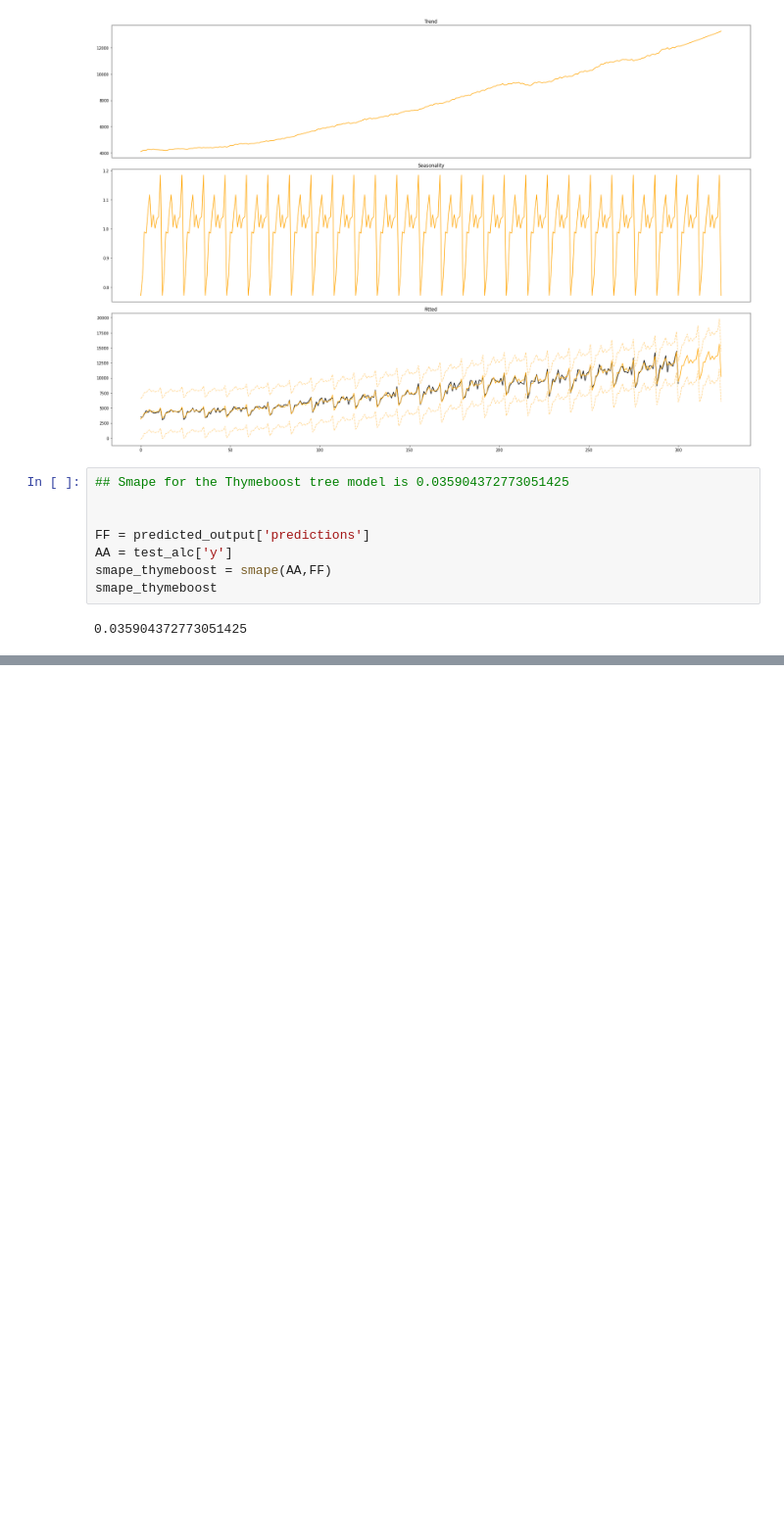
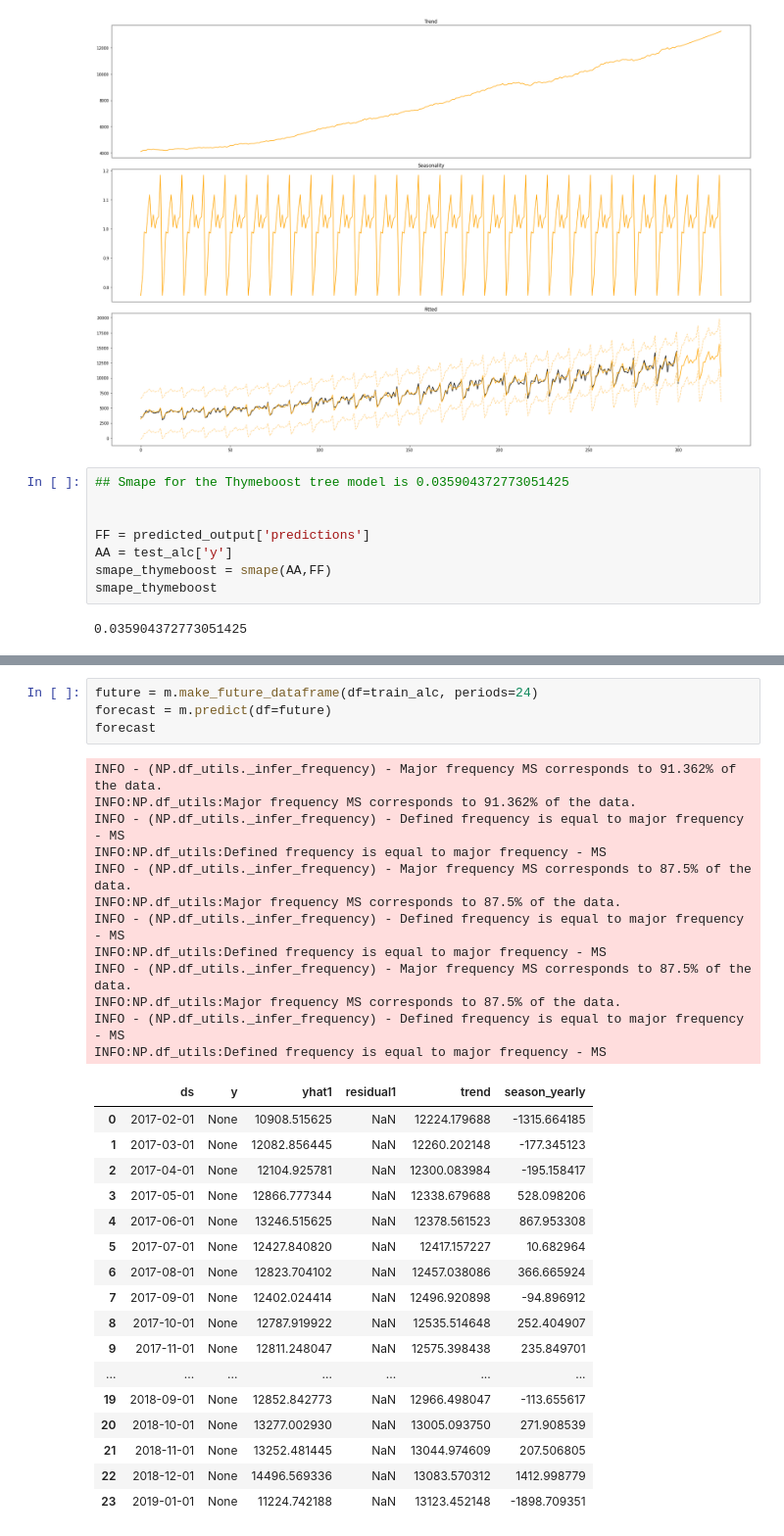
Before and after one commit to axpinkerton/Retail_example_notebooks, a Jupyter notebook: Traditional_time_series_models_forecasts.ipynb, the cells around one changed output, grey strips where cells are left out. Shown at 98% size. Drawn from its saved outputs; the diff is of its cells as text; blank space fills up the shorter version.

```diff
--- a/Traditional_time_series_models_forecasts.ipynb
+++ b/Traditional_time_series_models_forecasts.ipynb
@@ -653,0 +738,34 @@ SMAPE of ThymeBoost Model: 0.035904372773051425
+# %%
+future = m.make_future_dataframe(df=train_alc, periods=24)
+forecast = m.predict(df=future)
+forecast
+# %% [output]
+INFO - (NP.df_utils._infer_frequency) - Major frequency MS corresponds to 91.362% of the data.
+INFO:NP.df_utils:Major frequency MS corresponds to 91.362% of the data.
+INFO - (NP.df_utils._infer_frequency) - Defined frequency is equal to major frequency - MS
+INFO:NP.df_utils:Defined frequency is equal to major frequency - MS
+INFO - (NP.df_utils._infer_frequency) - Major frequency MS corresponds to 87.5% of the data.
+INFO:NP.df_utils:Major frequency MS corresponds to 87.5% of the data.
+INFO - (NP.df_utils._infer_frequency) - Defined frequency is equal to major frequency - MS
+INFO:NP.df_utils:Defined frequency is equal to major frequency - MS
+INFO - (NP.df_utils._infer_frequency) - Major frequency MS corresponds to 87.5% of the data.
+INFO:NP.df_utils:Major frequency MS corresponds to 87.5% of the data.
+INFO - (NP.df_utils._infer_frequency) - Defined frequency is equal to major frequency - MS
+INFO:NP.df_utils:Defined frequency is equal to major frequency - MS
+|  | ds | y | yhat1 | residual1 | trend | season_yearly |
+| 0 | 2017-02-01 | None | 10908.515625 | NaN | 12224.179688 | -1315.664185 |
+| 1 | 2017-03-01 | None | 12082.856445 | NaN | 12260.202148 | -177.345123 |
+| 2 | 2017-04-01 | None | 12104.925781 | NaN | 12300.083984 | -195.158417 |
+| 3 | 2017-05-01 | None | 12866.777344 | NaN | 12338.679688 | 528.098206 |
+| 4 | 2017-06-01 | None | 13246.515625 | NaN | 12378.561523 | 867.953308 |
+| 5 | 2017-07-01 | None | 12427.840820 | NaN | 12417.157227 | 10.682964 |
+| 6 | 2017-08-01 | None | 12823.704102 | NaN | 12457.038086 | 366.665924 |
+| 7 | 2017-09-01 | None | 12402.024414 | NaN | 12496.920898 | -94.896912 |
+| 8 | 2017-10-01 | None | 12787.919922 | NaN | 12535.514648 | 252.404907 |
+| 9 | 2017-11-01 | None | 12811.248047 | NaN | 12575.398438 | 235.849701 |
+| ... | ... | ... | ... | ... | ... | ... |
+| 19 | 2018-09-01 | None | 12852.842773 | NaN | 12966.498047 | -113.655617 |
+| 20 | 2018-10-01 | None | 13277.002930 | NaN | 13005.093750 | 271.908539 |
+| 21 | 2018-11-01 | None | 13252.481445 | NaN | 13044.974609 | 207.506805 |
+| 22 | 2018-12-01 | None | 14496.569336 | NaN | 13083.570312 | 1412.998779 |
+| 23 | 2019-01-01 | None | 11224.742188 | NaN | 13123.452148 | -1898.709351 |
```
Also changed, not shown: parts of 10 cells of this notebook.
